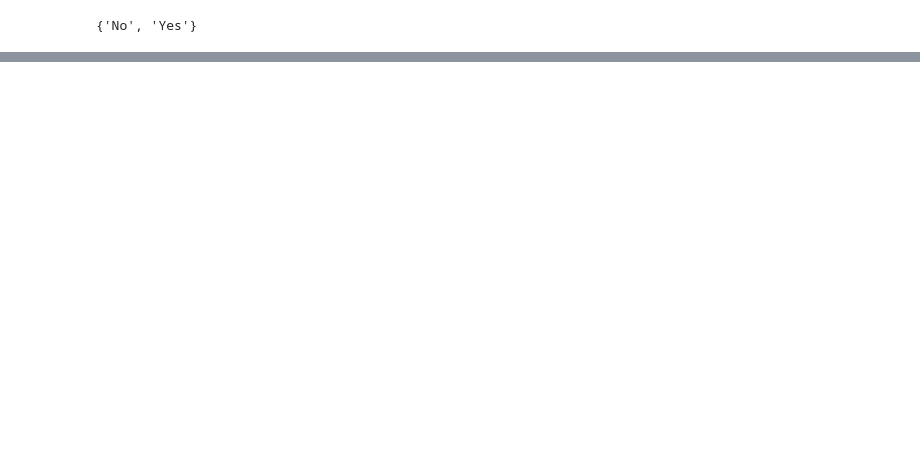
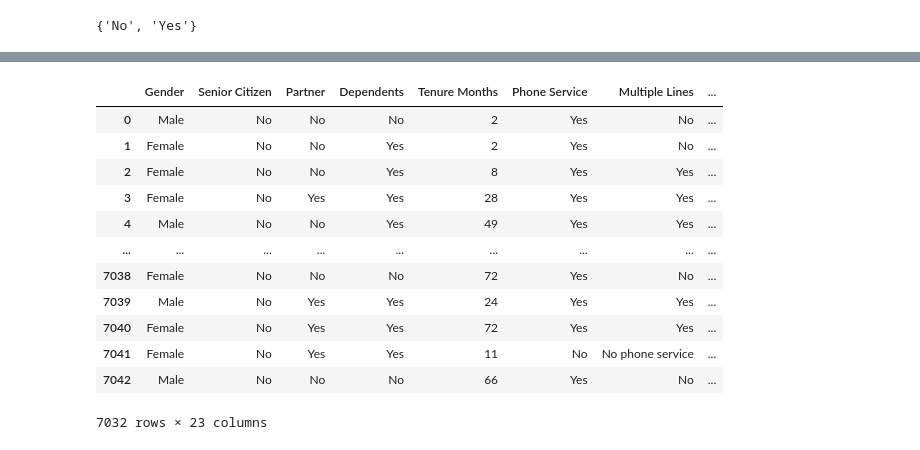
Before and after one commit to prwkp/fund_prog_project_churn_tele, a Jupyter notebook: churn_telecom_project.ipynb, the cells around one changed output, grey strips where cells are left out. Saved outputs shown, nothing was run; the diff lists cells and outputs as text; code cells hidden in the pictures; blank space fills up the shorter version.

```diff
--- a/churn_telecom_project.ipynb
+++ b/churn_telecom_project.ipynb
@@ -269,0 +269,17 @@ missing_values_table
+# %%
+df = df[['Gender','Senior Citizen','Partner','Dependents','Tenure Months','Phone Service','Multiple Lines','Internet Service','Online Security','Online Backup','Device Protection','Tech Support','Streaming TV','Streaming Movies','Contract','Paperless Billing','Payment Method','Monthly Charges','Total Charges','Churn Value','Churn Label','Churn Score','CLTV']]
+df
+# %% [output]
+|  | Gender | Senior Citizen | Partner | Dependents | Tenure Months | Phone Service | Multiple Lines | ... |
+| 0 | Male | No | No | No | 2 | Yes | No | ... |
+| 1 | Female | No | No | Yes | 2 | Yes | No | ... |
+| 2 | Female | No | No | Yes | 8 | Yes | Yes | ... |
+| 3 | Female | No | Yes | Yes | 28 | Yes | Yes | ... |
+| 4 | Male | No | No | Yes | 49 | Yes | Yes | ... |
+| ... | ... | ... | ... | ... | ... | ... | ... | ... |
+| 7038 | Female | No | No | No | 72 | Yes | No | ... |
+| 7039 | Male | No | Yes | Yes | 24 | Yes | Yes | ... |
+| 7040 | Female | No | Yes | Yes | 72 | Yes | Yes | ... |
+| 7041 | Female | No | Yes | Yes | 11 | No | No phone service | ... |
+| 7042 | Male | No | No | No | 66 | Yes | No | ... |
+7032 rows × 23 columns
```
Also changed, not shown: parts of 65 cells of this notebook, 2 other files.
